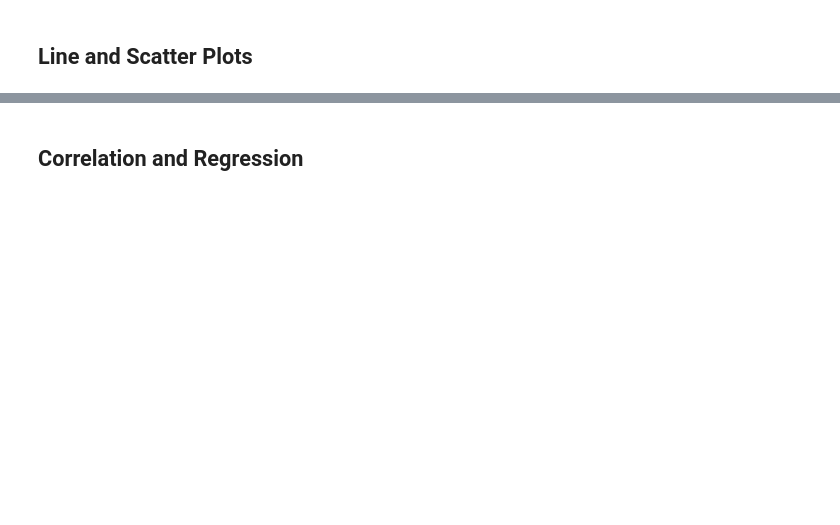
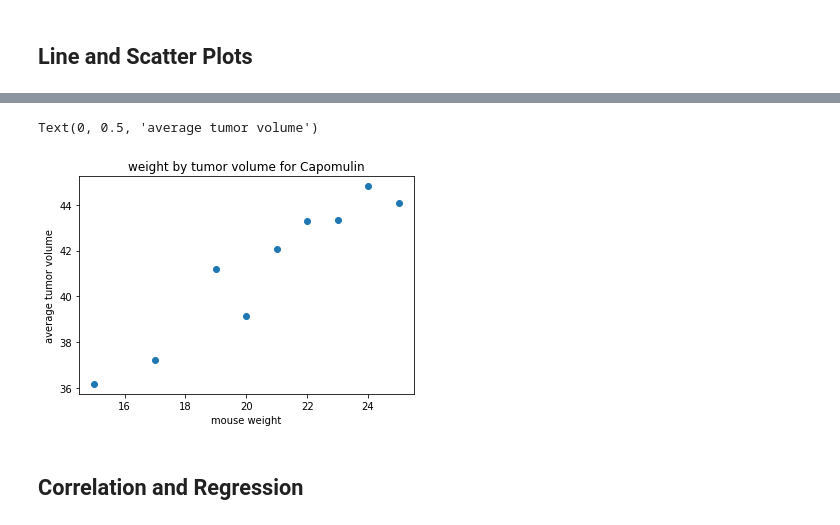
Before and after one commit to ltrentino/Pymaceuticals, a Jupyter notebook: pymaceuticals_starter.ipynb, the cells around one changed output, grey strips where cells are left out. Saved outputs shown, nothing was run; the diff lists cells and outputs as text; code cells hidden in the pictures; blank space fills up the shorter version.

```diff
--- a/pymaceuticals_starter.ipynb
+++ b/pymaceuticals_starter.ipynb
@@ -218,5 +302,15 @@ plt.show()
 # %%
 # Generate a scatter plot of mouse weight versus average tumor volume for the Capomulin regimen
+capomulin_regimen = df[df['Drug Regimen'] == "Capomulin"].groupby('Weight (g)')['Tumor Volume (mm3)'].mean()
+capomulin_regimen
+
+plt.scatter(capomulin_regimen.index, capomulin_regimen)
+plt.title("weight by tumor volume for Capomulin")
+plt.xlabel("mouse weight")
+plt.ylabel("average tumor volume")
+# %% [output]
+Text(0, 0.5, 'average tumor volume')
+[figure, added]
 # %% [markdown]
 ## Correlation and Regression
 # %%
```
Also changed, not shown: parts of 6 cells of this notebook.
